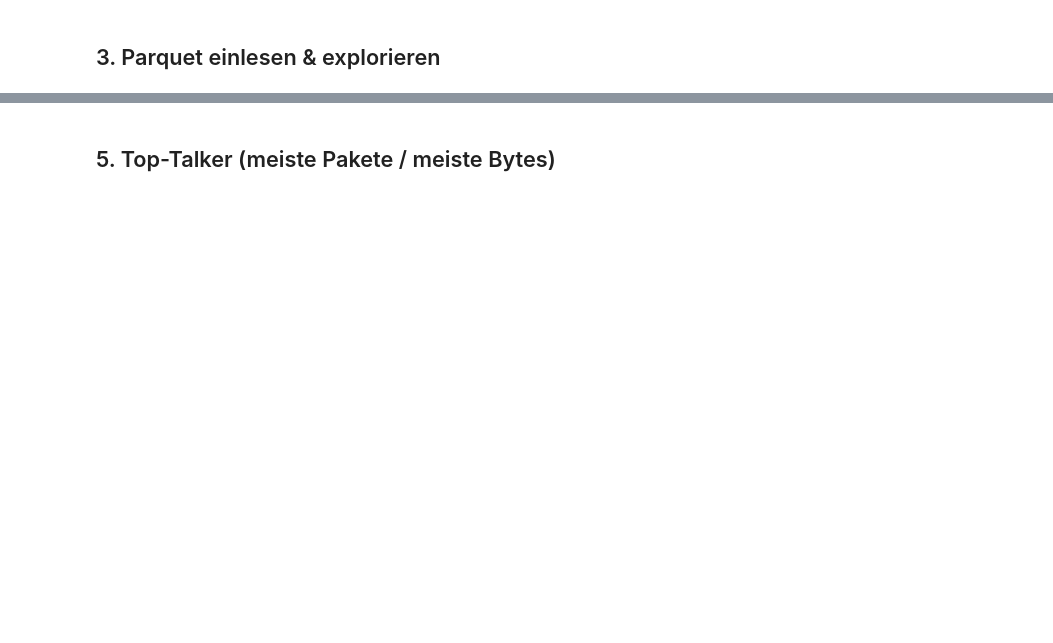
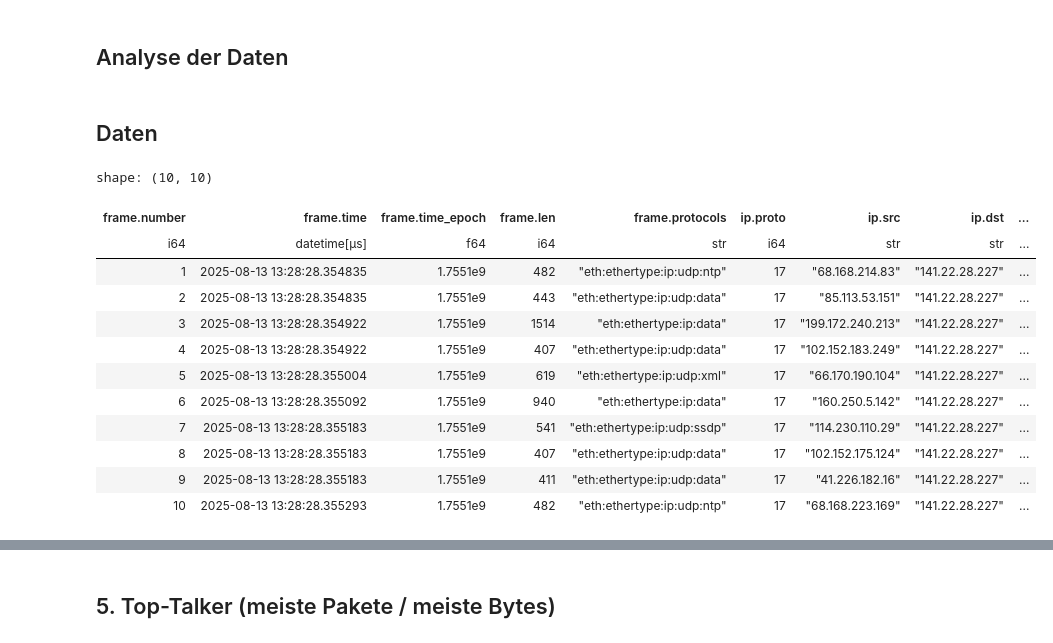
Before and after one commit to lukasseb/ddos_analysis, a Jupyter notebook: ddos_analyse.ipynb, the cells around one changed output, grey strips where cells are left out. Cells and saved outputs as stored; diff of their text form; code cells hidden in the pictures; blank space fills up the shorter version.

```diff
--- a/ddos_analyse.ipynb
+++ b/ddos_analyse.ipynb
@@ -60,2 +101,0 @@ print(f"Parquet geschrieben: {PARQUET_PATH} ({PARQUET_PATH.stat().st_size / 1e6:
-# %% [markdown]
-## 3. Parquet einlesen & explorieren
@@ -62,5 +106,22 @@ print(f"Parquet geschrieben: {PARQUET_PATH} ({PARQUET_PATH.stat().st_size / 1e6:
+# %% [markdown]
+## Analyse der Daten
+# %% [markdown]
+## Daten
 # %%
-lf = pl.scan_parquet(PARQUET_PATH)
-
+lf = pl.scan_parquet(output_file)
 df_head = lf.head(10).collect()
 df_head
+# %% [output]
+shape: (10, 10)
+| frame.number | frame.time | frame.time_epoch | frame.len | frame.protocols | ip.proto | ip.src | ip.dst | ... |
+| i64 | datetime[μs] | f64 | i64 | str | i64 | str | str | ... |
+| 1 | 2025-08-13 13:28:28.354835 | 1.7551e9 | 482 | "eth:ethertype:ip:udp:ntp" | 17 | "68.168.214.83" | "141.22.28.227" | ... |
+| 2 | 2025-08-13 13:28:28.354835 | 1.7551e9 | 443 | "eth:ethertype:ip:udp:data" | 17 | "85.113.53.151" | "141.22.28.227" | ... |
+| 3 | 2025-08-13 13:28:28.354922 | 1.7551e9 | 1514 | "eth:ethertype:ip:data" | 17 | "199.172.240.213" | "141.22.28.227" | ... |
+| 4 | 2025-08-13 13:28:28.354922 | 1.7551e9 | 407 | "eth:ethertype:ip:udp:data" | 17 | "102.152.183.249" | "141.22.28.227" | ... |
+| 5 | 2025-08-13 13:28:28.355004 | 1.7551e9 | 619 | "eth:ethertype:ip:udp:xml" | 17 | "66.170.190.104" | "141.22.28.227" | ... |
+| 6 | 2025-08-13 13:28:28.355092 | 1.7551e9 | 940 | "eth:ethertype:ip:data" | 17 | "160.250.5.142" | "141.22.28.227" | ... |
+| 7 | 2025-08-13 13:28:28.355183 | 1.7551e9 | 541 | "eth:ethertype:ip:udp:ssdp" | 17 | "114.230.110.29" | "141.22.28.227" | ... |
+| 8 | 2025-08-13 13:28:28.355183 | 1.7551e9 | 407 | "eth:ethertype:ip:udp:data" | 17 | "102.152.175.124" | "141.22.28.227" | ... |
+| 9 | 2025-08-13 13:28:28.355183 | 1.7551e9 | 411 | "eth:ethertype:ip:udp:data" | 17 | "41.226.182.16" | "141.22.28.227" | ... |
+| 10 | 2025-08-13 13:28:28.355293 | 1.7551e9 | 482 | "eth:ethertype:ip:udp:ntp" | 17 | "68.168.223.169" | "141.22.28.227" | ... |
```
Also changed, not shown: parts of 39 cells of this notebook, 7 other files.
